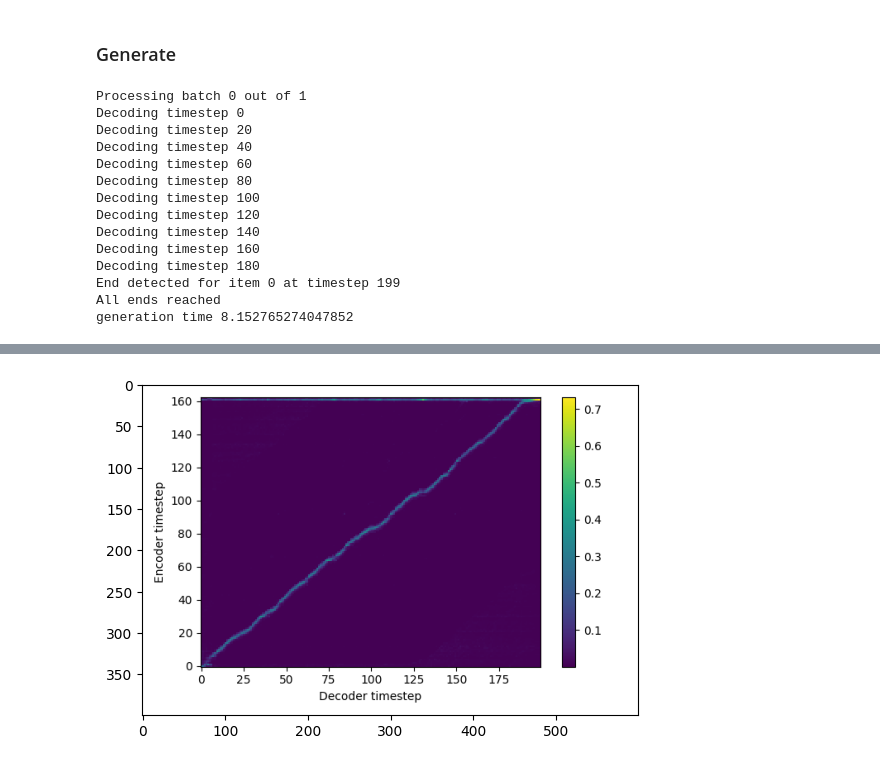
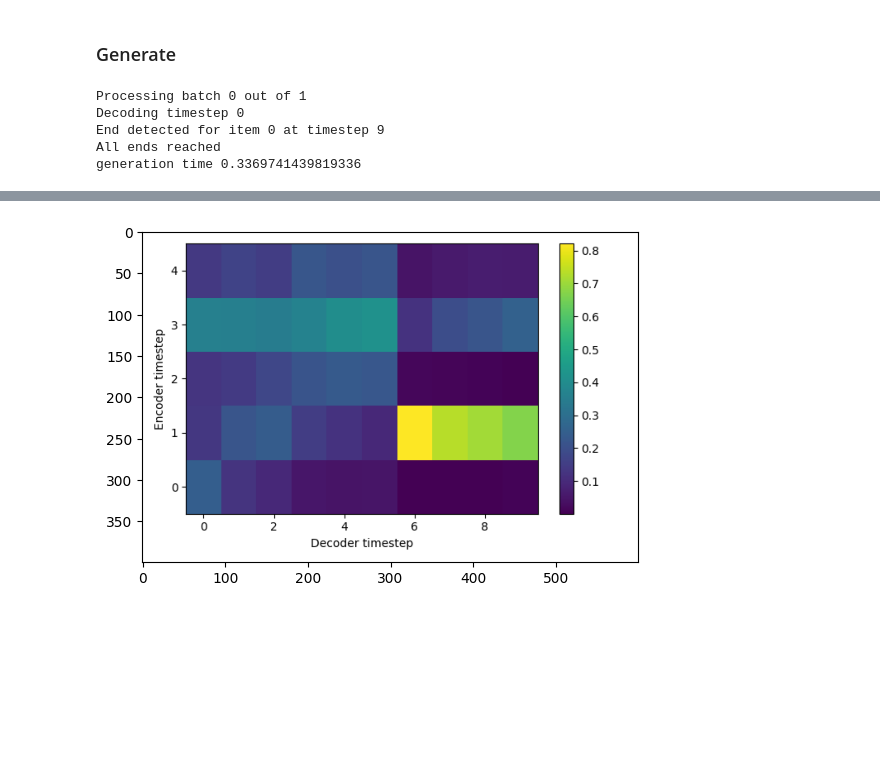
Before and after one commit to paarthneekhara/NeMo, a Jupyter notebook: t5tts_inference.ipynb, the cells around one changed output, grey strips where cells are left out. Cells and saved outputs as stored; diff of their text form; code cells hidden in the pictures; blank space fills up the shorter version.

```diff
--- a/t5tts_inference.ipynb
+++ b/t5tts_inference.ipynb
@@ -18,8 +18,8 @@ os.environ["CUDA_VISIBLE_DEVICES"]="1"
 # checkpoint_file = "/datap/misc/icml2025_base_checkpoints/RoyCheckpoints/SeparateCharTokenizer_epoch12_fp32_DPO_3epochs_AllLanguages_0.05_ng1_epoch3.ckpt"
 
 hparams_file = "/datap/misc/ChallengingFinetuneLocalTraining/Try2/T5TTS/0/hparams.yaml"
-# checkpoint_file = "/datap/misc/ChallengingFinetuneLocalTraining/epochx.ckpt"
-checkpoint_file = "/datap/misc/icml2025_base_checkpoints/decodercontext_small_sp_ks3CorrectWithPrior_onlyphoneme_epoch161.ckpt"
+checkpoint_file = "/datap/misc/ChallengingFinetuneLocalTraining/epoch5.ckpt"
+# checkpoint_file = "/datap/misc/icml2025_base_checkpoints/decodercontext_small_sp_ks3CorrectWithPrior_onlyphoneme_epoch161.ckpt"
 
 codecmodel_path = "/datap/misc/checkpoints/AudioCodec_21Hz_no_eliz.nemo"
 
@@ -164,9 +164,11 @@ def create_record(text, context_audio_filepath=None, context_text=None):
 audio_base_dir = "/"
 test_entries = [
     create_record(
-        text="twenty two million two hundred twenty two thousand two hundred twenty two hello twenty two million two hundred twenty two thousand two hundred twenty two",
+        text="Hi",
+#         text="Let me confirm S D S D two, two, two, two, one, two, four, four, h t t t p, four, five, six, seven, eight. Is that correct?",
+#           text="Hi, my phone number is eight five eight, two five seven, nine nine five four. Please transfer me five hundred and fifty five dollars on february seventh.",
 #         text="Let me confirm that number which is and a regular text. How the hell are you doing. I am four great fifty eight!",
-#         text = "we believe in a literal resurrection and an actual hereafter in which future state shall be recognized every sanctified and authorized relationship existing here on earth of parent and child brother and sister husband and wife.",
+#         text = "How has your day been so far? I hope you all are doing well and looking forward to the weekend. I love ice cream!",
 #         context_audio_filepath="/datap/misc/Datasets/riva/Lindy/22khz/CMU_HAPPY/LINDY_CMU_HAPPY_000576.wav", # Supply either context_audio_filepath or context_text, not both
         context_text="Speaker and Emotion: | Language:en Dataset:Riva Speaker:Lindy_WIZWIKI |",
     ),
@@ -204,50 +206,39 @@ for bidx, batch in enumerate(test_data_loader):
     model.t5_decoder.reset_cache(use_cache=True)
     batch_cuda ={}
     for key in batch:
         if isinstance(batch[key], torch.Tensor):
             batch_cuda[key] = batch[key].cuda()
         else:
             batch_cuda[key] = batch[key]
     import time
     st = time.time()
     predicted_audio, predicted_audio_lens, _, _, cross_attn_np = model.infer_batch(
         batch_cuda,
         max_decoder_steps=500,
-        temperature=0.4,
+        temperature=0.1,
         topk=80,
         use_cfg=True,
         cfg_scale=2.5,
         return_cross_attn_map=True
     )
     print("generation time", time.time() - st)
     for idx in range(predicted_audio.size(0)):
         predicted_audio_np = predicted_audio[idx].float().detach().cpu().numpy()
         predicted_audio_np = predicted_audio_np[:predicted_audio_lens[idx]]
         audio_path = os.path.join(out_dir, f"predicted_audio_{item_idx}.wav")
         sf.write(audio_path, predicted_audio_np, model.cfg.sample_rate)
         display(Audio(audio_path))
         item_idx += 1
+
+import matplotlib.pyplot as plt
+plt.imshow(cross_attn_np)
+plt.show()
 # %% [output]
 Processing batch 0 out of 1
 Decoding timestep 0
-Decoding timestep 20
-Decoding timestep 40
-Decoding timestep 60
-Decoding timestep 80
-Decoding timestep 100
-Decoding timestep 120
-Decoding timestep 140
-Decoding timestep 160
-Decoding timestep 180
-End detected for item 0 at timestep 199
+End detected for item 0 at timestep 9
 All ends reached
-generation time 8.152765274047852
+generation time 0.3369741439819336
 [interactive output not drawn]
+[figure, added]
-# %%
-import matplotlib.pyplot as plt
-plt.imshow(cross_attn_np)
-# plt.colorbar()  # optional
-plt.show()
-# %% [output]
-[figure, removed]
 # %%
```
Also changed, not shown: parts of 3 cells of this notebook, 2 other files.
